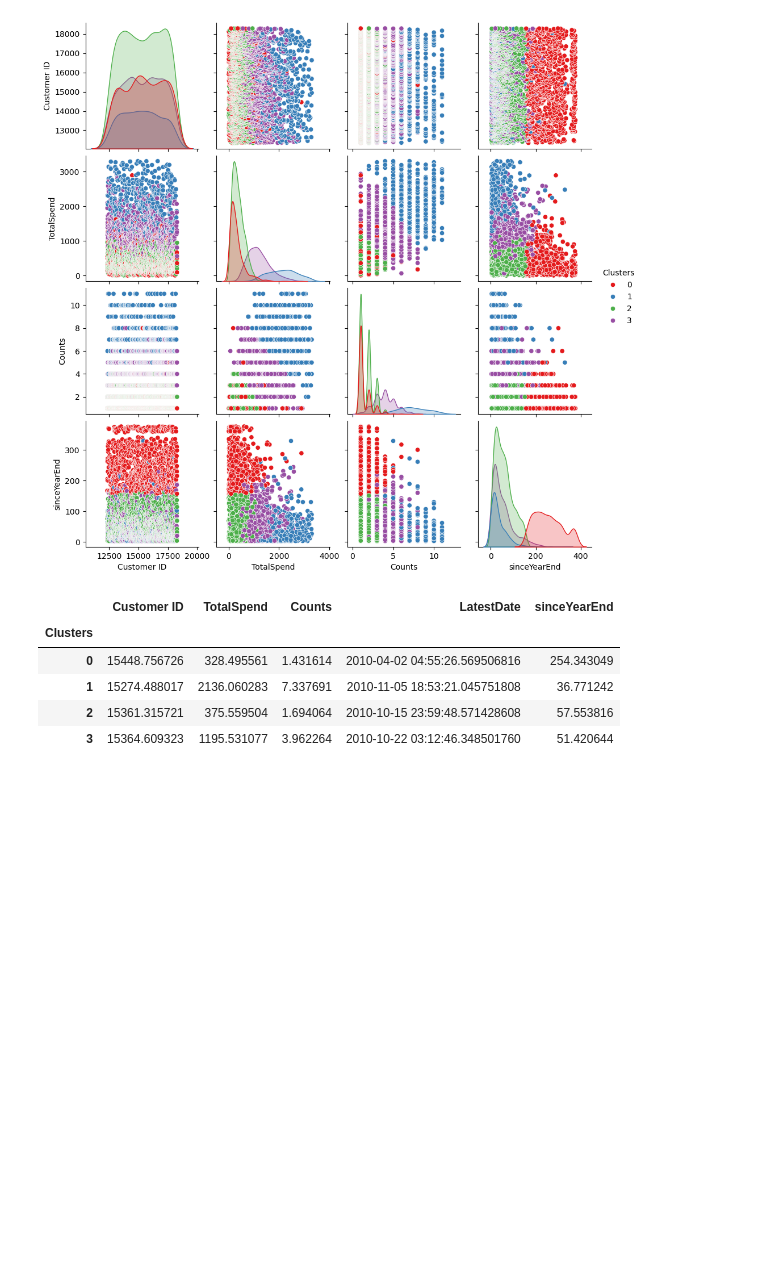
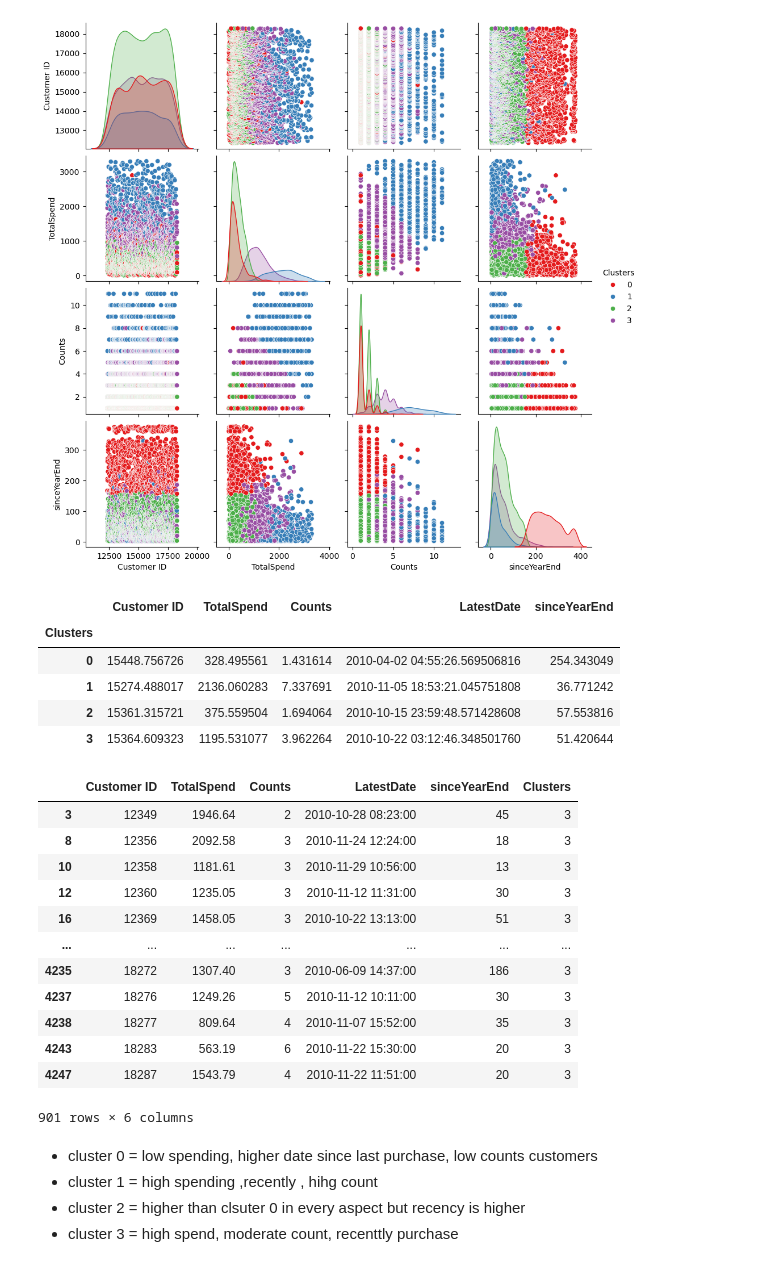
Before and after one commit to ASGP/DS_Customer_Kmeans, a Jupyter notebook: EDA.ipynb, the cells around one changed output. Saved outputs shown, nothing was run; the diff lists cells and outputs as text; code cells hidden in the pictures; blank space fills up the shorter version.

```diff
--- a/EDA.ipynb
+++ b/EDA.ipynb
@@ -549,0 +548,21 @@ print("hello")
+# %%
+byCustomer_no_outlier[byCustomer_no_outlier['Clusters']==3]
+# %% [output]
+|  | Customer ID | TotalSpend | Counts | LatestDate | sinceYearEnd | Clusters |
+| 3 | 12349 | 1946.64 | 2 | 2010-10-28 08:23:00 | 45 | 3 |
+| 8 | 12356 | 2092.58 | 3 | 2010-11-24 12:24:00 | 18 | 3 |
+| 10 | 12358 | 1181.61 | 3 | 2010-11-29 10:56:00 | 13 | 3 |
+| 12 | 12360 | 1235.05 | 3 | 2010-11-12 11:31:00 | 30 | 3 |
+| 16 | 12369 | 1458.05 | 3 | 2010-10-22 13:13:00 | 51 | 3 |
+| ... | ... | ... | ... | ... | ... | ... |
+| 4235 | 18272 | 1307.40 | 3 | 2010-06-09 14:37:00 | 186 | 3 |
+| 4237 | 18276 | 1249.26 | 5 | 2010-11-12 10:11:00 | 30 | 3 |
+| 4238 | 18277 | 809.64 | 4 | 2010-11-07 15:52:00 | 35 | 3 |
+| 4243 | 18283 | 563.19 | 6 | 2010-11-22 15:30:00 | 20 | 3 |
+| 4247 | 18287 | 1543.79 | 4 | 2010-11-22 11:51:00 | 20 | 3 |
+901 rows × 6 columns
+# %% [markdown]
+- cluster 0 = low spending, higher date since last purchase, low counts customers
+- cluster 1 = high spending ,recently , hihg count
+- cluster 2 = higher than clsuter 0 in every aspect  but recency is higher
+- cluster 3 = high spend, moderate count, recenttly purchase
```
Also changed, not shown: parts of 1 cell of this notebook.
